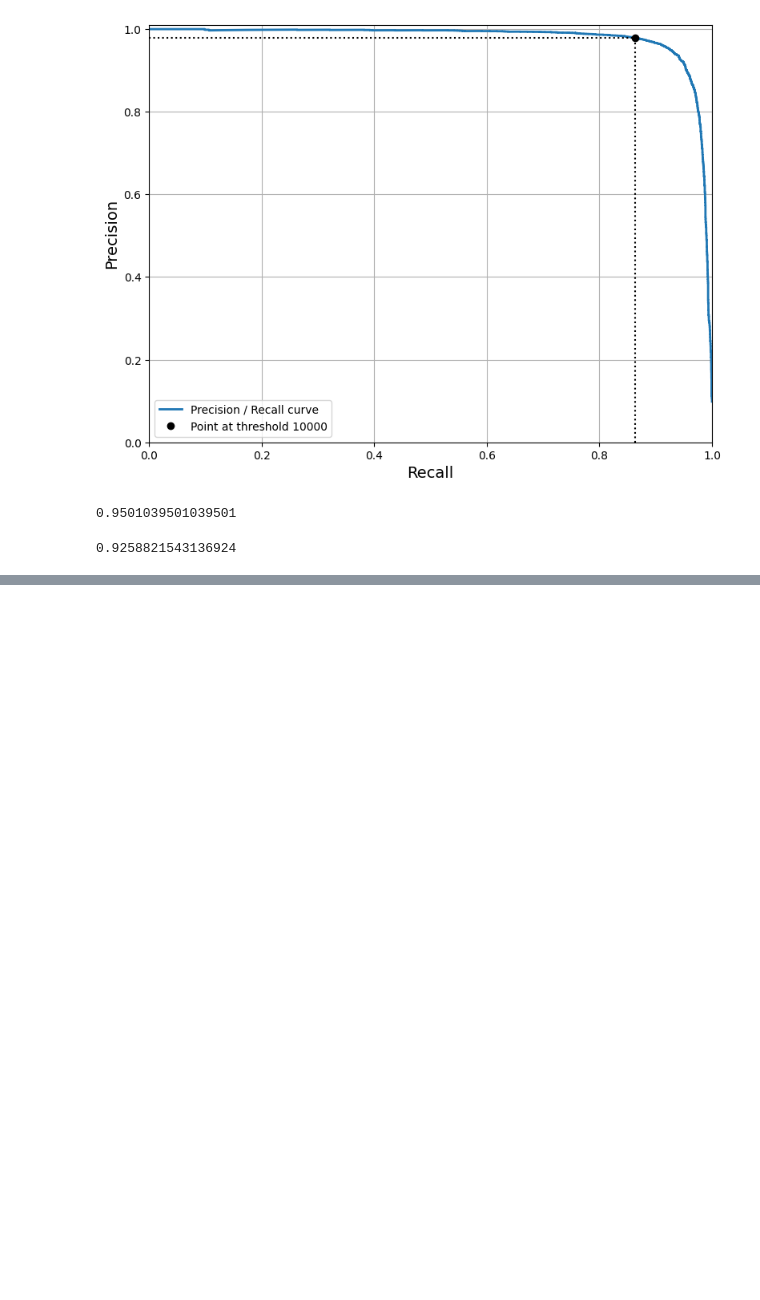
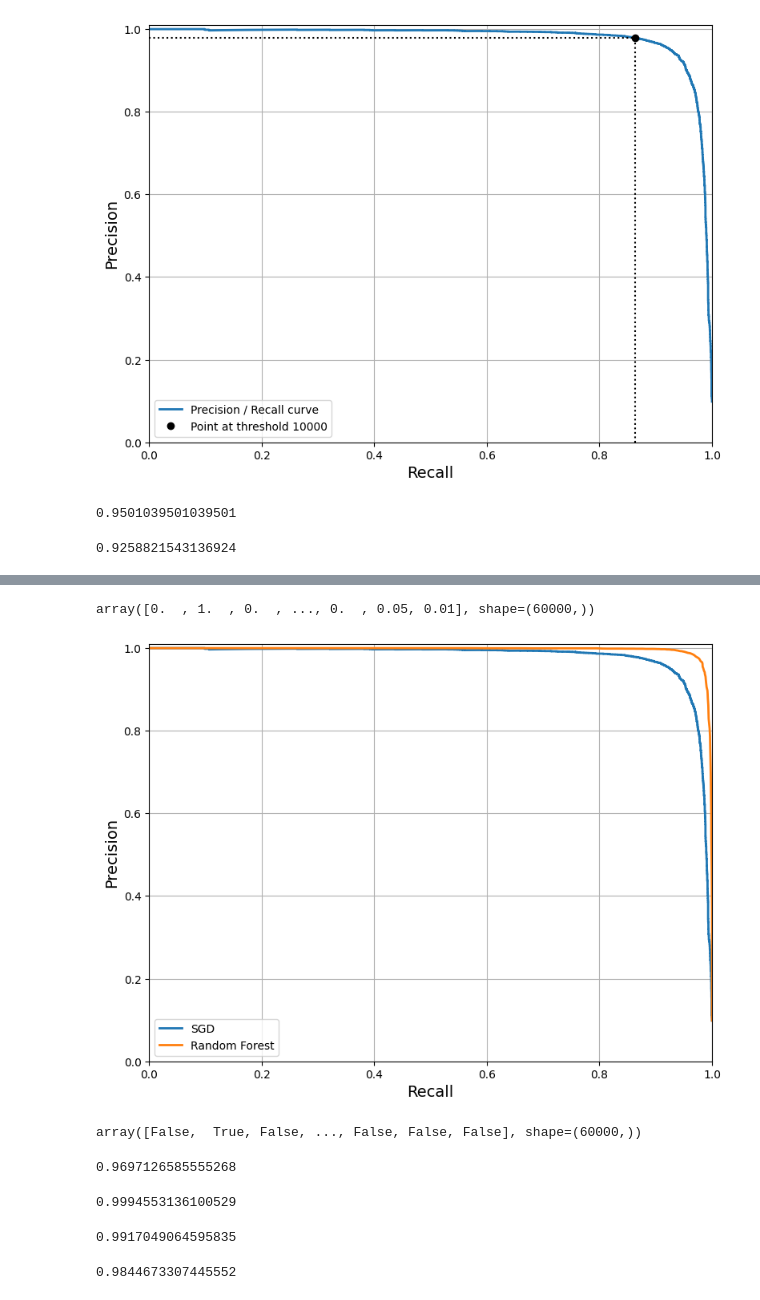
Before and after one commit to pmadzia/data-science, a Jupyter notebook: MNIST/mnist.ipynb, the cells around one changed output, grey strips where cells are left out. Drawn from its saved outputs; the diff is of its cells as text; code cells hidden in the pictures; blank space fills up the shorter version.

```diff
--- a/MNIST/mnist.ipynb
+++ b/MNIST/mnist.ipynb
@@ -159,0 +192,5 @@ recall_score(y_train_0, y_train_95_precision)
+# %%
+forest_clf = RandomForestClassifier(random_state=42)
+
+y_probas_forest = cross_val_predict(forest_clf, X_train, y_train_0, cv=3, method='predict_proba')
+y_probas_forest
@@ -159,0 +205,43 @@ recall_score(y_train_0, y_train_95_precision)
+# %%
+y_scores_forest = y_probas_forest[:,1]
+y_scores_forest
+# %% [output]
+array([0.  , 1.  , 0.  , ..., 0.  , 0.05, 0.01], shape=(60000,))
+# %%
+precisions_forest, recalls_forest, thresholds_forest = precision_recall_curve(y_train_0, y_scores_forest)
+
+plt.figure(figsize=(8,6))
+plt.plot(recalls, precisions, linewidth=2, label='SGD')
+plt.plot(recalls_forest, precisions_forest, linewidth=2, label='Random Forest')
+
+plt.xlim(0.0, 1.0)
+plt.ylim(0.0, 1.01)
+plt.xlabel(xlabel='Recall', size=14)
+plt.ylabel(ylabel='Precision', size=14)
+plt.grid()
+plt.legend(loc='lower left')
+plt.tight_layout()
+plt.show()
+# %% [output]
+[figure, added]
+# %%
+y_train_pred_forest = y_probas_forest[:,1] >= 0.5
+y_train_pred_forest
+# %% [output]
+array([False,  True, False, ..., False, False, False], shape=(60000,))
+# %%
+f1_score(y_train_0, y_train_pred_forest)
+# %% [output]
+0.9697126585555268
+# %%
+roc_auc_score(y_train_0, y_scores_forest)
+# %% [output]
+0.9994553136100529
+# %%
+precision_score(y_train_0, y_train_pred_forest)
+# %% [output]
+0.9917049064595835
+# %%
+recall_score(y_train_0, y_train_pred_forest)
+# %% [output]
+0.9844673307445552
```
Also changed, not shown: parts of 10 cells of this notebook.
